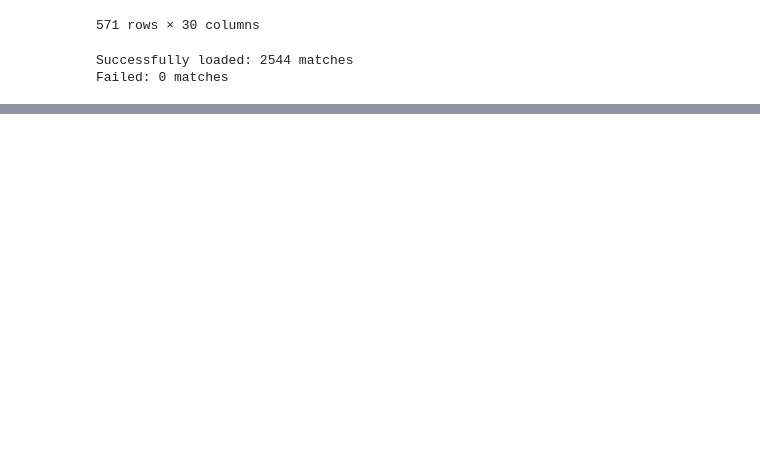
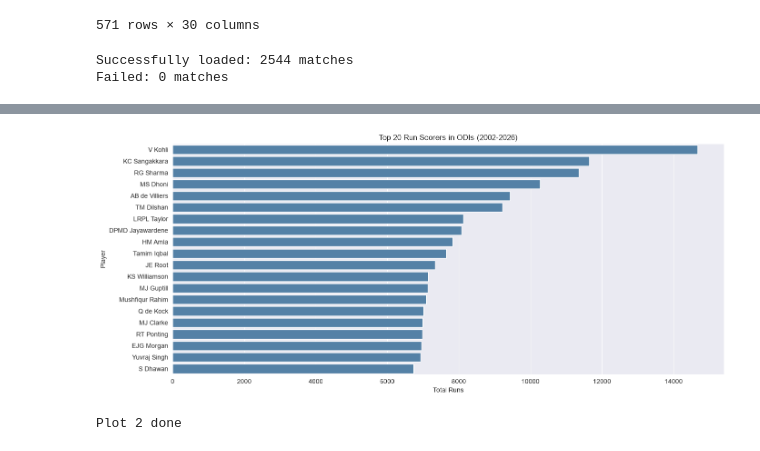
Before and after one commit to Durgeshkadiyapu/CricMetric-AI, a Jupyter notebook: notebooks/01_data_loading.ipynb, the cells around one changed output, grey strips where cells are left out. Drawn from its saved outputs; the diff is of its cells as text; code cells hidden in the pictures; blank space fills up the shorter version.

```diff
--- a/notebooks/01_data_loading.ipynb
+++ b/notebooks/01_data_loading.ipynb
@@ -601,0 +683,15 @@ Failed: 0 matches
+# %%
+top_batters = master_df.groupby('batter')['runs_off_bat'].sum().sort_values(ascending=False).head(20)
+
+plt.figure(figsize=(14,6))
+sns.barplot(x=top_batters.values, y=top_batters.index, color='steelblue')
+plt.title('Top 20 Run Scorers in ODIs (2002-2026)')
+plt.xlabel('Total Runs')
+plt.ylabel('Player')
+plt.tight_layout()
+plt.savefig(r'D:\CricMetric-AI\data\processed\plot_top_batters.png')
+plt.show()
+print("Plot 2 done")
+# %% [output]
+[figure, added]
+Plot 2 done
```
Also changed, not shown: parts of 9 cells of this notebook.
